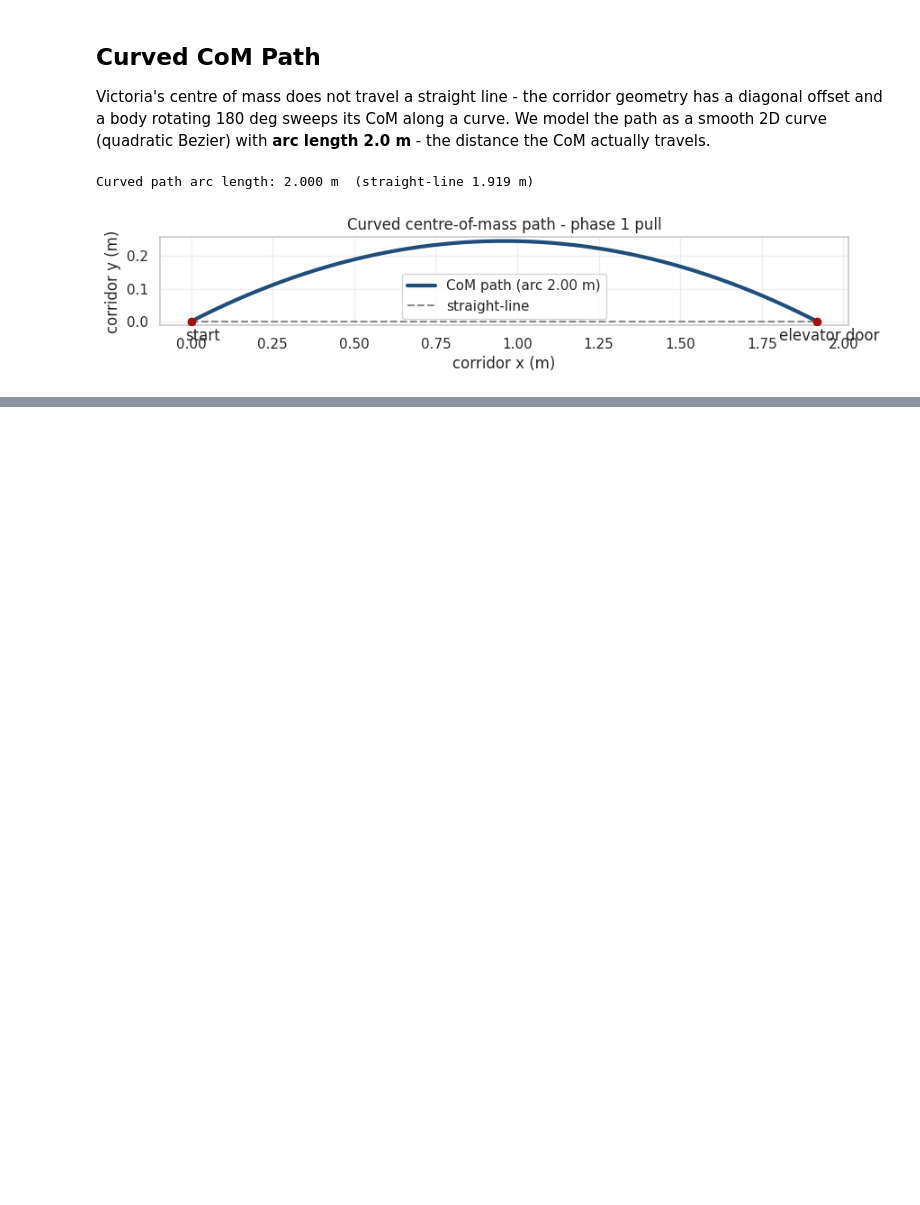
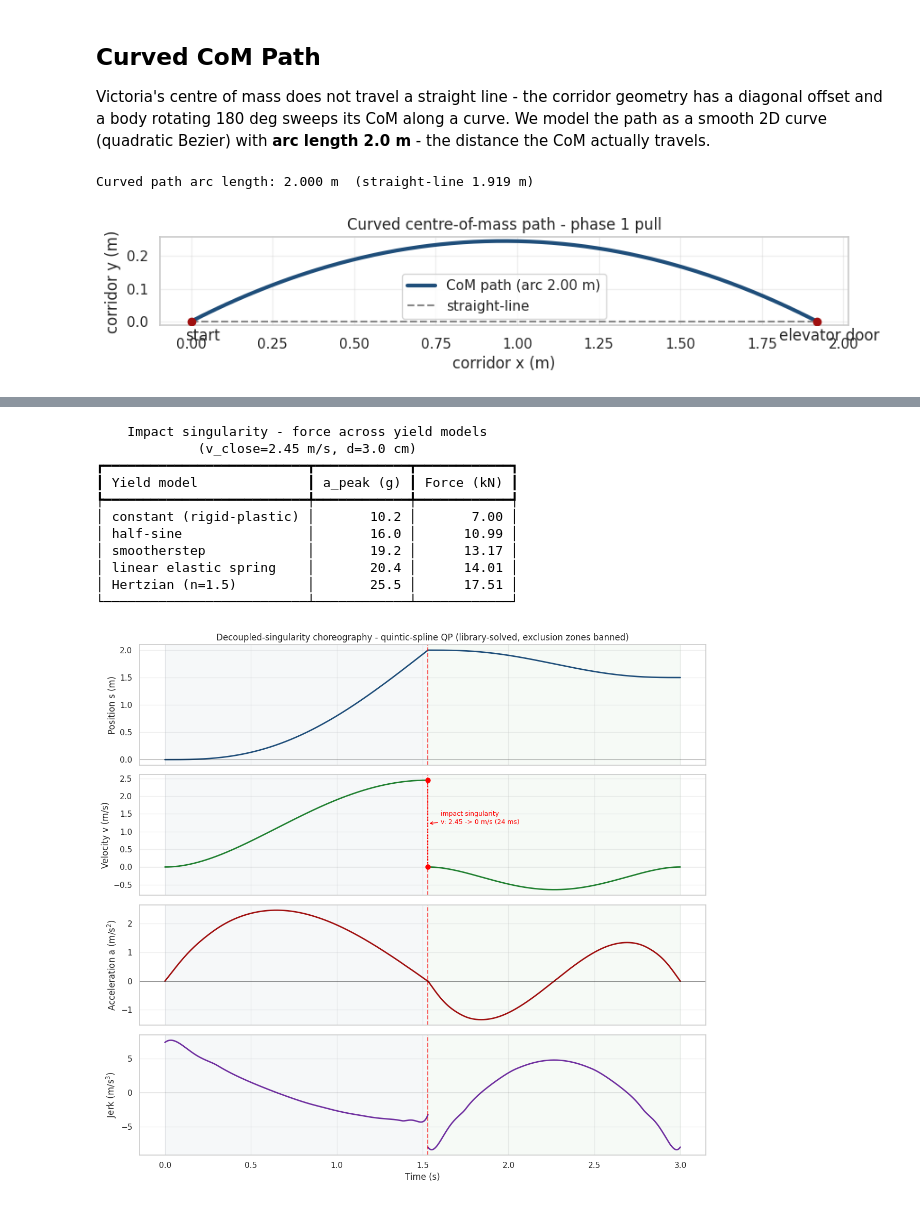
Before and after one commit to stellarshenson/henryk-simulations, a Jupyter notebook: notebooks/01b-kj-smooth-choreography.ipynb, the cells around one changed output, grey strips where cells are left out. Drawn from its saved outputs; the diff is of its cells as text; code cells hidden in the pictures; blank space fills up the shorter version.

```diff
--- a/notebooks/01b-kj-smooth-choreography.ipynb
+++ b/notebooks/01b-kj-smooth-choreography.ipynb
@@ -1088,0 +559,65 @@ population rates, and with phase 1's own 180 deg rotation, it narrows further.
+# %%
+result = solve_choreography(CHOREO)
+p1, p2, sing = result.phase1, result.phase2, result.singularity
+G = 9.80665
+
+rt = Table(title="[bold]Decoupled-singularity choreography - solved[/bold]",
+           show_header=True, header_style="bold cyan")
+rt.add_column("Quantity"); rt.add_column("Value", justify="right")
+rt.add_row("Phase 1 (approach) duration", f"{p1.duration:.3f} s")
+rt.add_row("Phase 2 (return) duration", f"{p2.duration:.3f} s")
+rt.add_row("Closing velocity v_close", f"[bold green]{result.v_close:.3f} m/s[/]")
+rt.add_row("Phase-1 peak acceleration",
+           f"{p1.a_peak:.3f} m/s^2  ({p1.a_peak / G:.2f} g)")
+rt.add_row("Phase-2 peak acceleration",
+           f"{p2.a_peak:.3f} m/s^2  ({p2.a_peak / G:.2f} g)")
+rt.add_row("Phase-1 peak jerk", f"{p1.jerk_peak:.2f} m/s^3")
+rt.add_row("Phase-2 peak jerk", f"{p2.jerk_peak:.2f} m/s^3")
+rt.add_row("Production limits active",
+           "yes" if result.bounds_active else "no (optimum is interior)")
+rt.add_row("Impact singularity duration", f"{sing.tau_imp * 1e3:.1f} ms")
+rt.add_row("Impact body compression", f"{sing.compression * 1e2:.2f} cm")
+rt.add_row("Impact kinetic energy", f"{sing.kinetic_energy:.0f} J")
+rt.add_row("Impact impulse", f"{sing.impulse:.0f} N s")
+console.print(rt)
+
+# impact force across yield models
+yt = Table(title=f"[bold]Impact singularity - force across yield models "
+           f"(v_close={result.v_close:.2f} m/s, d={sing.compression * 1e2:.1f} cm)[/bold]",
+           show_header=True, header_style="bold cyan")
+yt.add_column("Yield model"); yt.add_column("a_peak (g)", justify="right")
+yt.add_column("Force (kN)", justify="right")
+for model in YIELD_FACTORS:
+    s_m = impact_singularity(result.v_close, sing.tau_imp, CHOREO, model)
+    yt.add_row(model, f"{s_m.a_peak_g:.1f}", f"{s_m.force_peak / 1e3:.2f}")
+console.print(yt)
+
+# trajectory - phase 1 and phase 2 plotted separately so the singularity
+# velocity step shows; phase-2 position offset to the door.
+t1 = p1.duration
+fig, axes = plt.subplots(4, 1, figsize=(12, 11), sharex=True)
+specs = [("s", "Position s (m)", "#1f4e7a"), ("v", "Velocity v (m/s)", "#208030"),
+         ("a", "Acceleration a (m/s$^2$)", "#a01010"),
+         ("jerk", "Jerk (m/s$^3$)", "#7030a0")]
+for ax, (key, ylab, col) in zip(axes, specs):
+    ax.plot(p1.t, getattr(p1, key), color=col, lw=2)
+    offset = CHOREO.arc_length if key == "s" else 0.0
+    ax.plot(p2.t + t1, getattr(p2, key) + offset, color=col, lw=2)
+    ax.axvline(t1, color="red", ls="--", alpha=0.6)
+    ax.axhline(0, color="black", lw=0.7, alpha=0.4)
+    ax.axvspan(0, t1, color="#1f4e7a", alpha=0.04)
+    ax.axvspan(t1, CHOREO.total_time, color="#208030", alpha=0.04)
+    ax.set_ylabel(ylab); ax.grid(True, alpha=0.3)
+axes[0].set_title("Decoupled-singularity choreography - quintic-spline QP "
+                  "(library-solved, exclusion zones banned)")
+axes[1].scatter([t1, t1], [result.v_close, 0.0], color="red", zorder=5, s=42)
+axes[1].plot([t1, t1], [result.v_close, 0.0], color="red", ls=":", lw=1.6)
+axes[1].annotate(f"impact singularity\nv: {result.v_close:.2f} -> 0 m/s "
+                 f"({sing.tau_imp * 1e3:.0f} ms)", xy=(t1, result.v_close * 0.5),
+                 textcoords="offset points", xytext=(18, 0), fontsize=9,
+                 color="red", arrowprops=dict(arrowstyle="->", color="red"))
+axes[3].set_xlabel("Time (s)")
+fig.tight_layout()
+fig.savefig(FIG_DIR / "01b-trajectory-splines.png", dpi=140, bbox_inches="tight")
+plt.show()
+# %% [output]
@@ -1088,0 +641,12 @@ population rates, and with phase 1's own 180 deg rotation, it narrows further.
+    Impact singularity - force across yield models
+             (v_close=2.45 m/s, d=3.0 cm)
+┏━━━━━━━━━━━━━━━━━━━━━━━━━━┳━━━━━━━━━━━━┳━━━━━━━━━━━━┓
+┃ Yield model              ┃ a_peak (g) ┃ Force (kN) ┃
+┡━━━━━━━━━━━━━━━━━━━━━━━━━━╇━━━━━━━━━━━━╇━━━━━━━━━━━━┩
+│ constant (rigid-plastic) │       10.2 │       7.00 │
+│ half-sine                │       16.0 │      10.99 │
+│ smootherstep             │       19.2 │      13.17 │
+│ linear elastic spring    │       20.4 │      14.01 │
+│ Hertzian (n=1.5)         │       25.5 │      17.51 │
+└──────────────────────────┴────────────┴────────────┘
+[figure, added]
```
Also changed, not shown: parts of 20 cells of this notebook, 4 other files.
